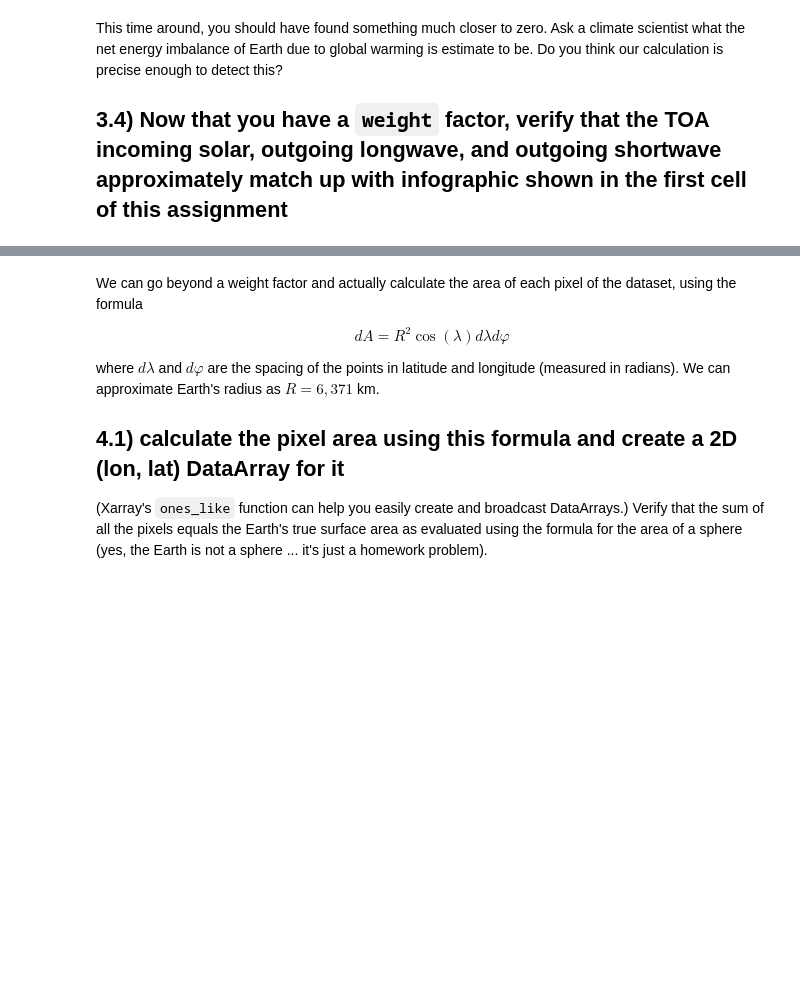
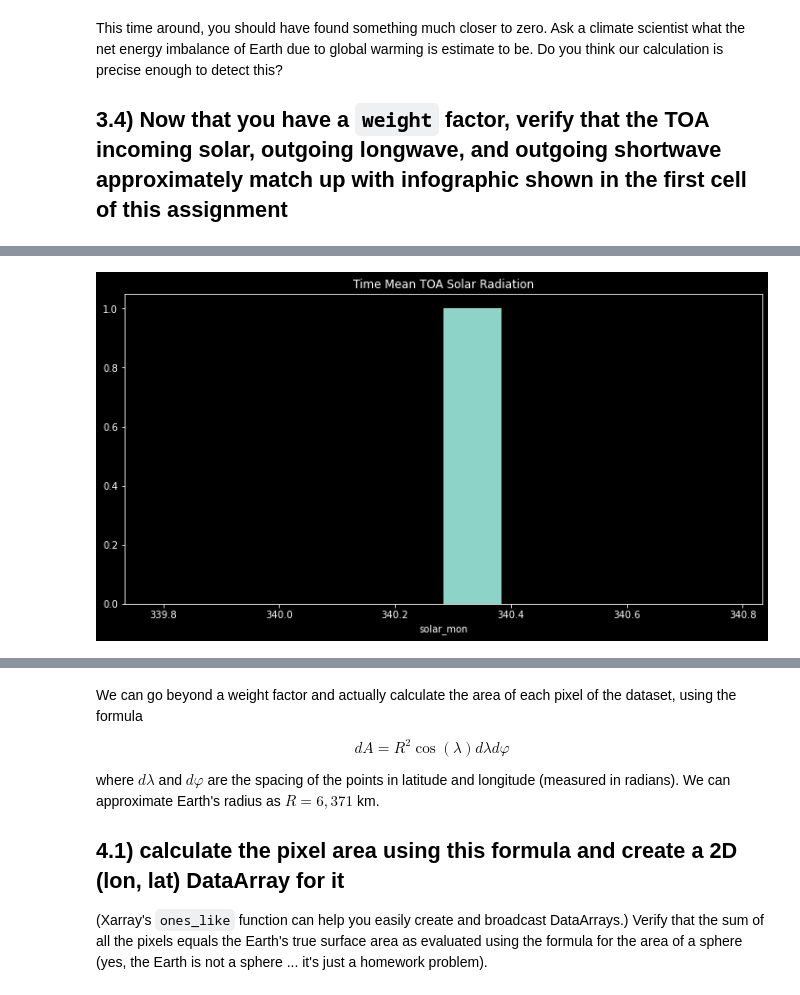
Before and after one commit to DRUFS/Tasks-Python-Research-Computing-, a Jupyter notebook: basic_xarray.ipynb, the cells around one changed output, grey strips where cells are left out. Drawn from its saved outputs; the diff is of its cells as text; code cells hidden in the pictures; blank space fills up the shorter version.

```diff
--- a/basic_xarray.ipynb
+++ b/basic_xarray.ipynb
@@ -171,0 +169,5 @@ array('2008-08-14T18:05:19.211822656', dtype='datetime64[ns]')
+# %%
+
+meanTime = ds.mean("time")
+
+meanTime
@@ -432,0 +443,4 @@ This time around, you should have found something much closer to zero. Ask a cli
+# %%
+globW = meanTime.weighted(weights = weights).mean()
+
+globW
@@ -432,0 +464,6 @@ This time around, you should have found something much closer to zero. Ask a cli
+# %%
+
+incSol = globW.solar_mon.plot();
+plt.title(label = "Time Mean TOA Solar Radiation");
+# %% [output]
+[figure, added]
```
Also changed, not shown: parts of 41 cells of this notebook.
